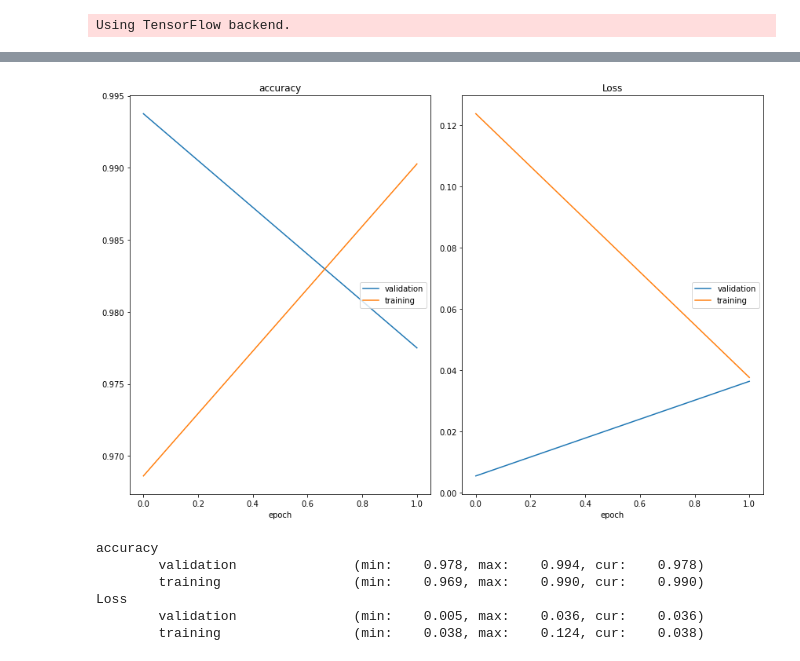
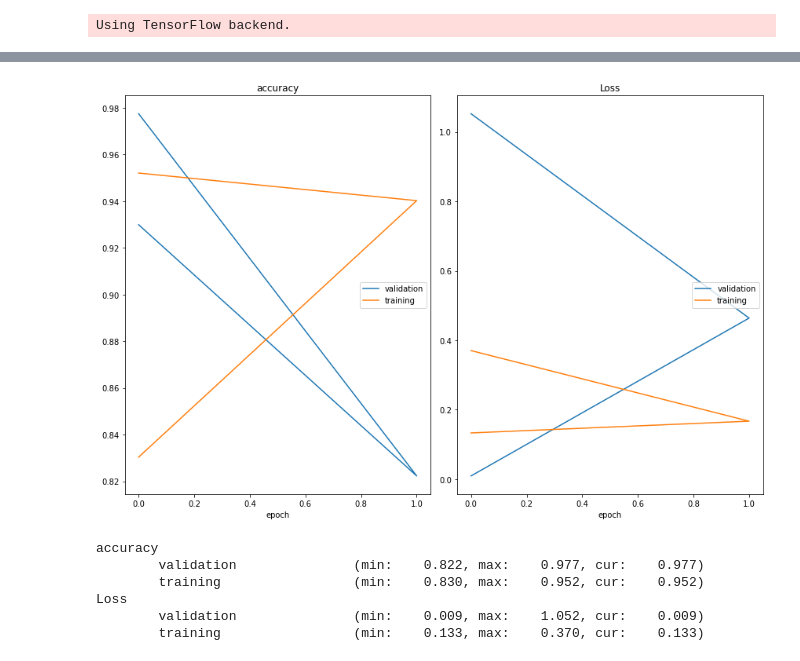
Before and after one commit to thatdanish/Mask_it, a Jupyter notebook: main_model_file.ipynb, the cells around one changed output, grey strips where cells are left out. Saved outputs shown, nothing was run; the diff lists cells and outputs as text; code cells hidden in the pictures.

```diff
--- a/main_model_file.ipynb
+++ b/main_model_file.ipynb
@@ -53,7 +55,7 @@ from keras.applications import VGG16,InceptionV3,ResNet50V2,Xception
 from keras.models import Model
 # %%
 #Transfer Learning Approach
-model_tr = Xception(weights='imagenet',
+model_tr = VGG16(weights='imagenet',
                     pooling=None,
                     include_top=False,
                     input_shape=(128,128,3))
@@ -68,23 +70,23 @@ out = Dense(1,activation='sigmoid')(x)
 model = Model(inputs=model_tr.input,outputs=out)
 model.compile(loss='binary_crossentropy',optimizer='adam',metrics=['accuracy'])
 # %%
-callback = [EarlyStopping(patience=2,
+callback = [EarlyStopping(patience=1,
                             monitor='val_accuracy'),
             PlotLossesKeras()]
 # %%
 h = model.fit_generator(train_set,
                         validation_data=val_set,
-                        epochs=2,
+                        epochs=1,
                         callbacks=callback,
                         steps_per_epoch=int(10992/16),
                         validation_steps=int(800/4))
 # %% [output]
-[figure, old version]
+[figure, new version]
 accuracy
-        validation               (min:    0.978, max:    0.994, cur:    0.978)
-        training                 (min:    0.969, max:    0.990, cur:    0.990)
+        validation               (min:    0.822, max:    0.977, cur:    0.977)
+        training                 (min:    0.830, max:    0.952, cur:    0.952)
 Loss
-        validation               (min:    0.005, max:    0.036, cur:    0.036)
-        training                 (min:    0.038, max:    0.124, cur:    0.038)
+        validation               (min:    0.009, max:    1.052, cur:    0.009)
+        training                 (min:    0.133, max:    0.370, cur:    0.133)
 # %%
 model.save('Final_Model')
```
Also changed, not shown: parts of 6 cells of this notebook, 16 other files.
